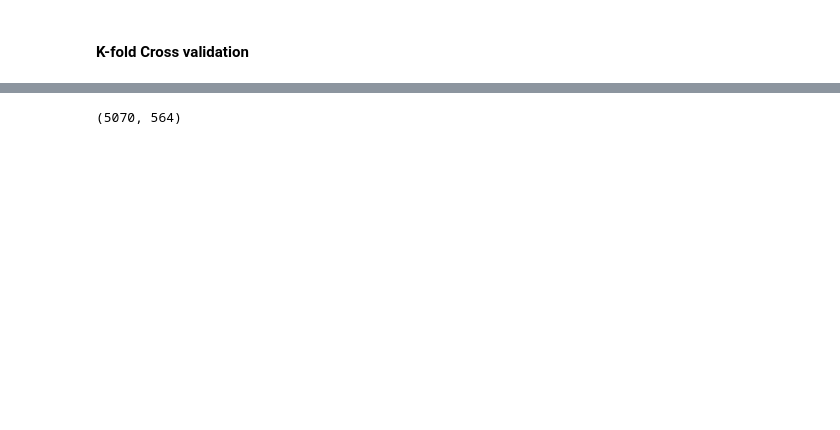
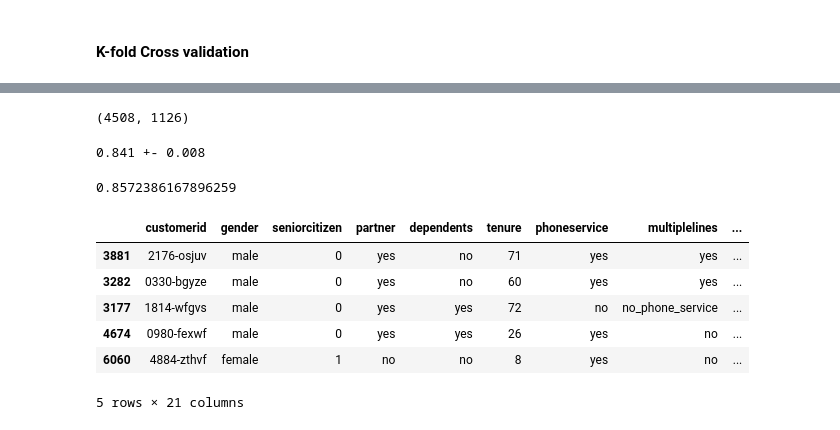
Before and after one commit to Debere1/ML_Course, a Jupyter notebook: 3. logistic regression/Evaluation.ipynb, the cells around one changed output, grey strips where cells are left out. Cells and saved outputs as stored; diff of their text form; code cells hidden in the pictures; blank space fills up the shorter version.

```diff
--- a/3. logistic regression/Evaluation.ipynb
+++ b/3. logistic regression/Evaluation.ipynb
@@ -461,18 +468,18 @@ neg_idx = np.random.randint(0, len(neg), size= n)
 # %% [markdown]
 #### K-fold Cross validation
 # %%
-def train(df_train, y):
+def train(df_train, y_train, C=1):
     dicts = df_train[categorical + numerical].to_dict(orient='records')
 
     dv = DictVectorizer(sparse=False)
     X_train = dv.fit_transform(dicts)
 
-    model = LogisticRegression()
+    model = LogisticRegression(C=C, max_iter=1000)
     model.fit(X_train, y_train)
 
     return dv, model
 # %%
-dv, model = train(df_train, y_train)
+dv, model = train(df_train, y_train, C=0.001)
 # %%
 def predict (df, dv, model):
     dicts = df[categorical + numerical].to_dict(orient='records')
@@ -490,15 +499,23 @@ kfold = KFold(n_splits=10, shuffle=True, random_state=1)
 # %%
-scores = []
-for train_idx, val_idx in kfold.split(df_full_train):
-    df_train = df_full_train.iloc[train_idx]
-    df_val = df_full_train.iloc[val_idx]
+n_splits = 5
 
-    y_train = df_train.churn.values
-    y_val = df_val.churn.values
+for C in tqdm([ 0.001, 0.1, 0.5, 1, 5, 10]):
+    scores = []
 
-    dv, model = train(df_train, y_train)
-    y_pred = predict(df_val, dv, model)
+    kfold = KFold(n_splits=n_splits, shuffle=True, random_state=1)
 
-    auc = roc_auc_score(y_val, y_pred)
-    scores.append(auc)
+    for train_idx, val_idx in tqdm(kfold.split(df_full_train),total= n_splits ):
+        df_train = df_full_train.iloc[train_idx]
+        df_val = df_full_train.iloc[val_idx]
+
+        y_train = df_train.churn.values
+        y_val = df_val.churn.values
+
+        dv, model = train(df_train, y_train, C=C)
+        y_pred = predict(df_val, dv, model)
+
+        auc = roc_auc_score(y_val, y_pred)
+        scores.append(auc)
+
+    print('%s %.3f +- %.3f' % (C, np.mean(scores), np.std(scores)))
 # %% [output]
@@ -522,7 +528,29 @@ Please also refer to the documentation for alternative solver options:
 # %%
 len(train_idx), len(val_idx)
 # %% [output]
-(5070, 564)
+(4508, 1126)
 # %%
 df_train = df_full_train.iloc[train_idx]
 df_val = df_full_train.iloc[val_idx]
+# %%
+print('%.3f +- %.3f' % (np.mean(scores), np.std(scores)))
+# %% [output]
+0.841 +- 0.008
+# %%
+dv, model = train(df_full_train, df_full_train.churn.values, C=1)
+y_pred = predict(df_test, dv, model)
+
+auc = roc_auc_score(y_test, y_pred)
+auc
+# %% [output]
+0.8572386167896259
+# %%
+df_val.head()
+# %% [output]
+|  | customerid | gender | seniorcitizen | partner | dependents | tenure | phoneservice | multiplelines | ... |
+| 3881 | 2176-osjuv | male | 0 | yes | no | 71 | yes | yes | ... |
+| 3282 | 0330-bgyze | male | 0 | yes | no | 60 | yes | yes | ... |
+| 3177 | 1814-wfgvs | male | 0 | yes | yes | 72 | no | no_phone_service | ... |
+| 4674 | 0980-fexwf | male | 0 | yes | yes | 26 | yes | no | ... |
+| 6060 | 4884-zthvf | female | 1 | no | no | 8 | yes | no | ... |
+5 rows × 21 columns
```
Also changed, not shown: parts of 19 cells of this notebook, 4 other files.
